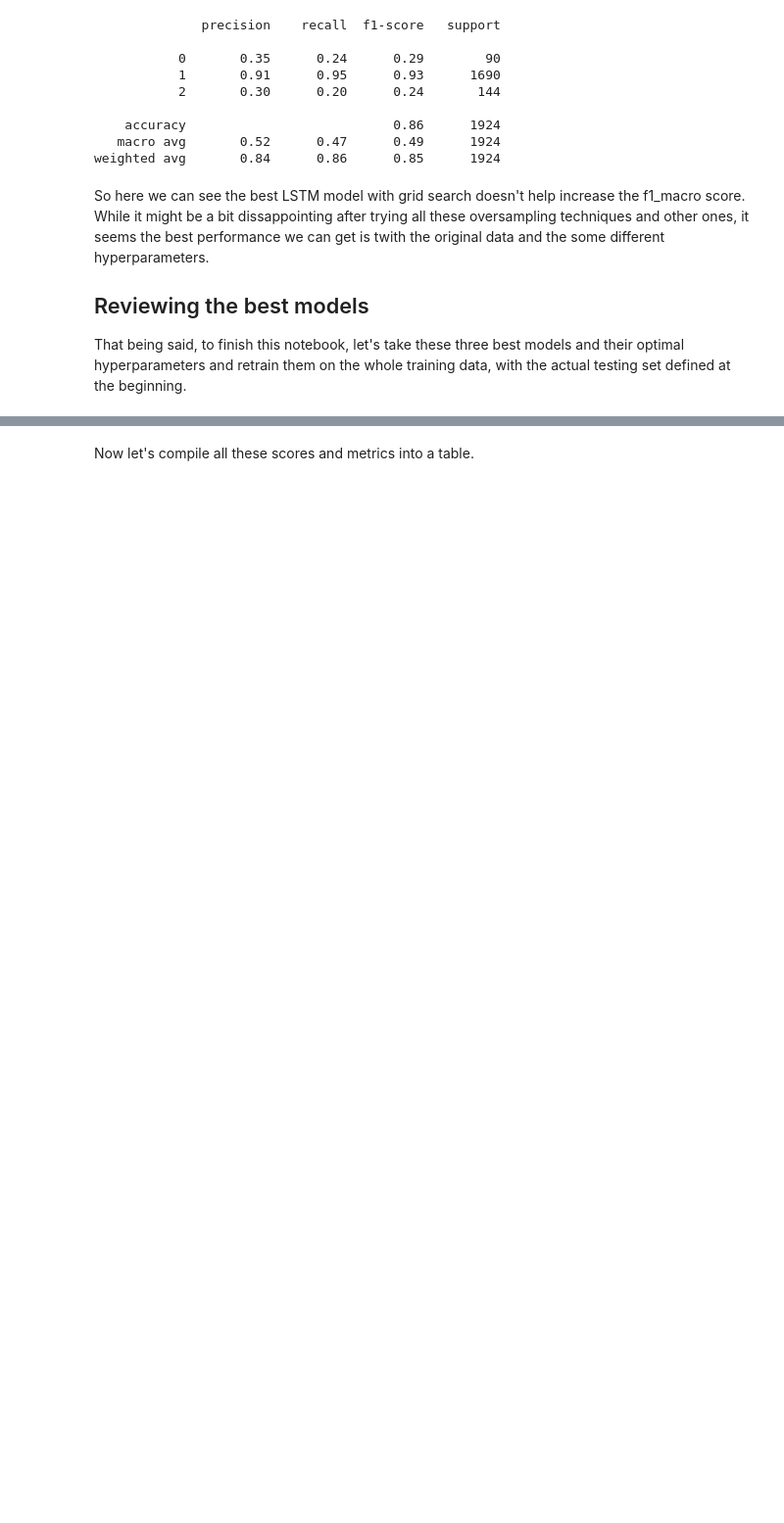
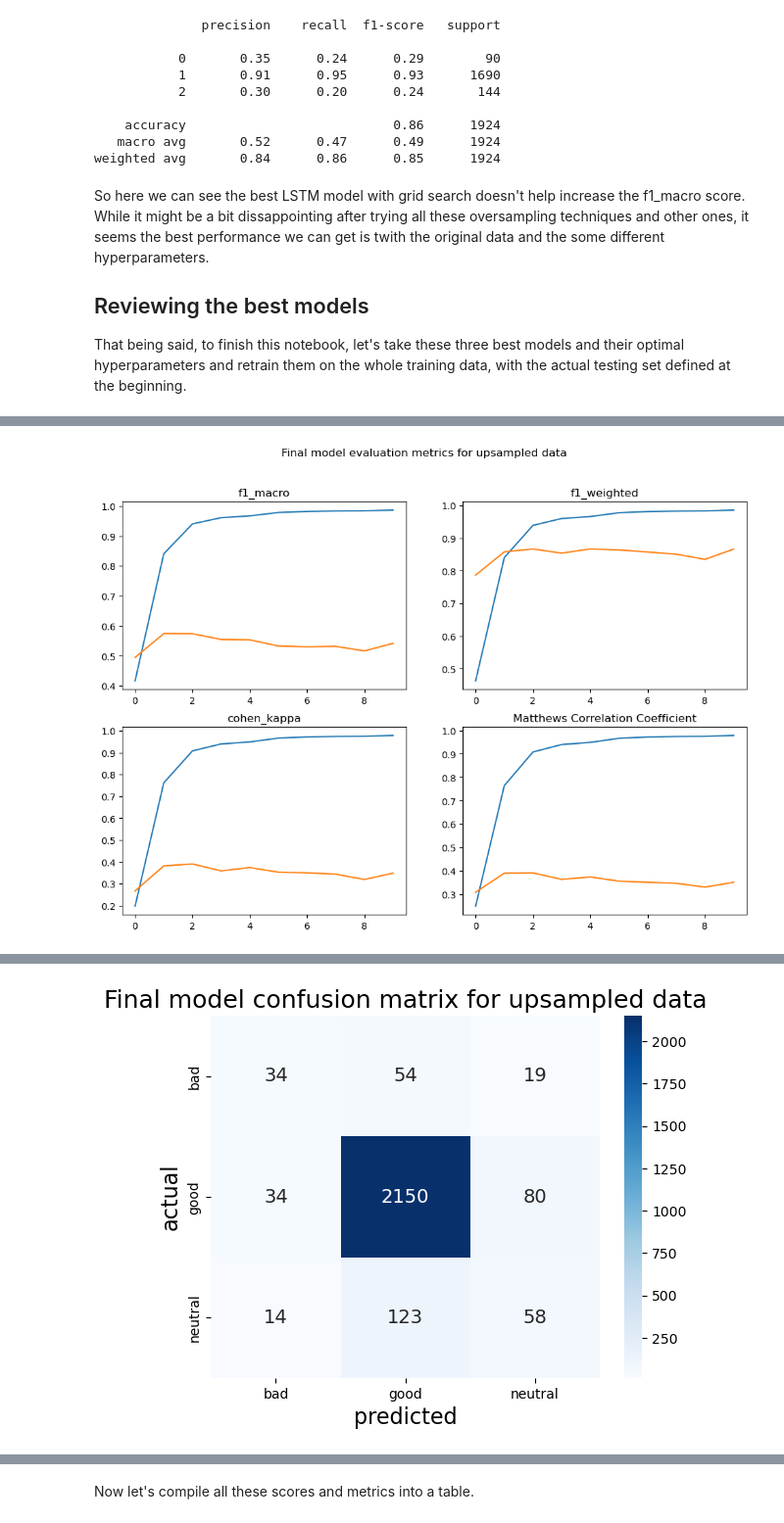
Before and after one commit to RavinderRai/amazon_instrument_sentiment_analysis, a Jupyter notebook: notebooks/Pre-Processing_and_Modelling.ipynb, the cells around one changed output, grey strips where cells are left out. Shown at 98% size. Drawn from its saved outputs; the diff is of its cells as text; code cells hidden in the pictures; blank space fills up the shorter version.

```diff
--- a/notebooks/Pre-Processing_and_Modelling.ipynb
+++ b/notebooks/Pre-Processing_and_Modelling.ipynb
@@ -2113,0 +2028,11 @@ weighted avg       0.85      0.88      0.86      1924
+# %%
+#final model results for neural network model with upsampled data
+buildmodel(X_train_full_upsampled, y_train_full_upsampled,
+           validation_data = (padded_test_sequence, yy_test),
+           true_y_train_labels = y_train_full_upsampled_labels,
+           true_y_test_labels = y_test,
+           print_f1_scores = True,
+           dropout = 0.5,
+           metrics_title = 'Final model evaluation metrics for upsampled data',
+           con_mat_title = 'Final model confusion matrix for upsampled data')
+# %% [output]
@@ -2113,0 +2059 @@ weighted avg       0.85      0.88      0.86      1924
+[figure, added]
@@ -2113,0 +2061 @@ weighted avg       0.85      0.88      0.86      1924
+[figure, added]
```
Also changed, not shown: parts of 29 cells of this notebook.
